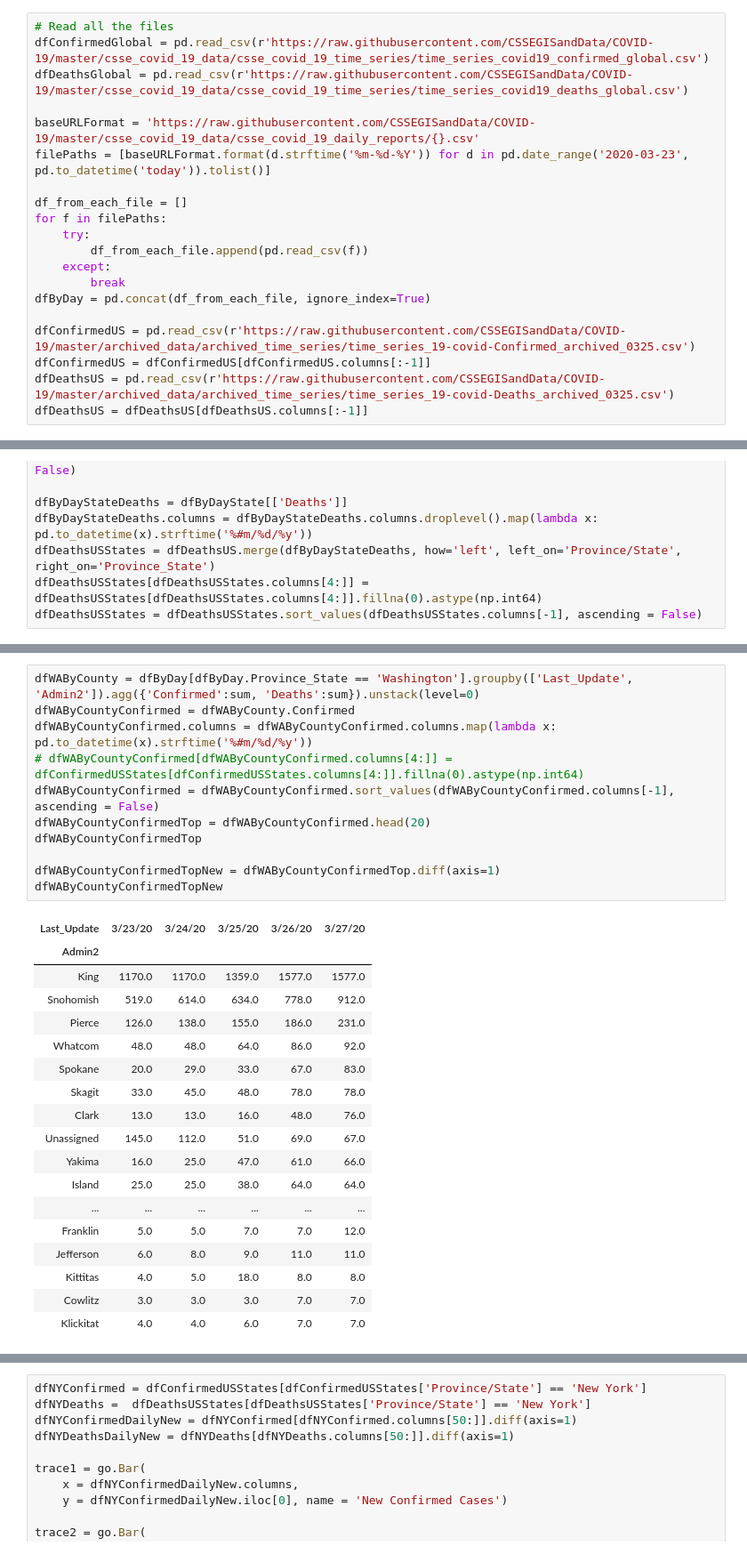
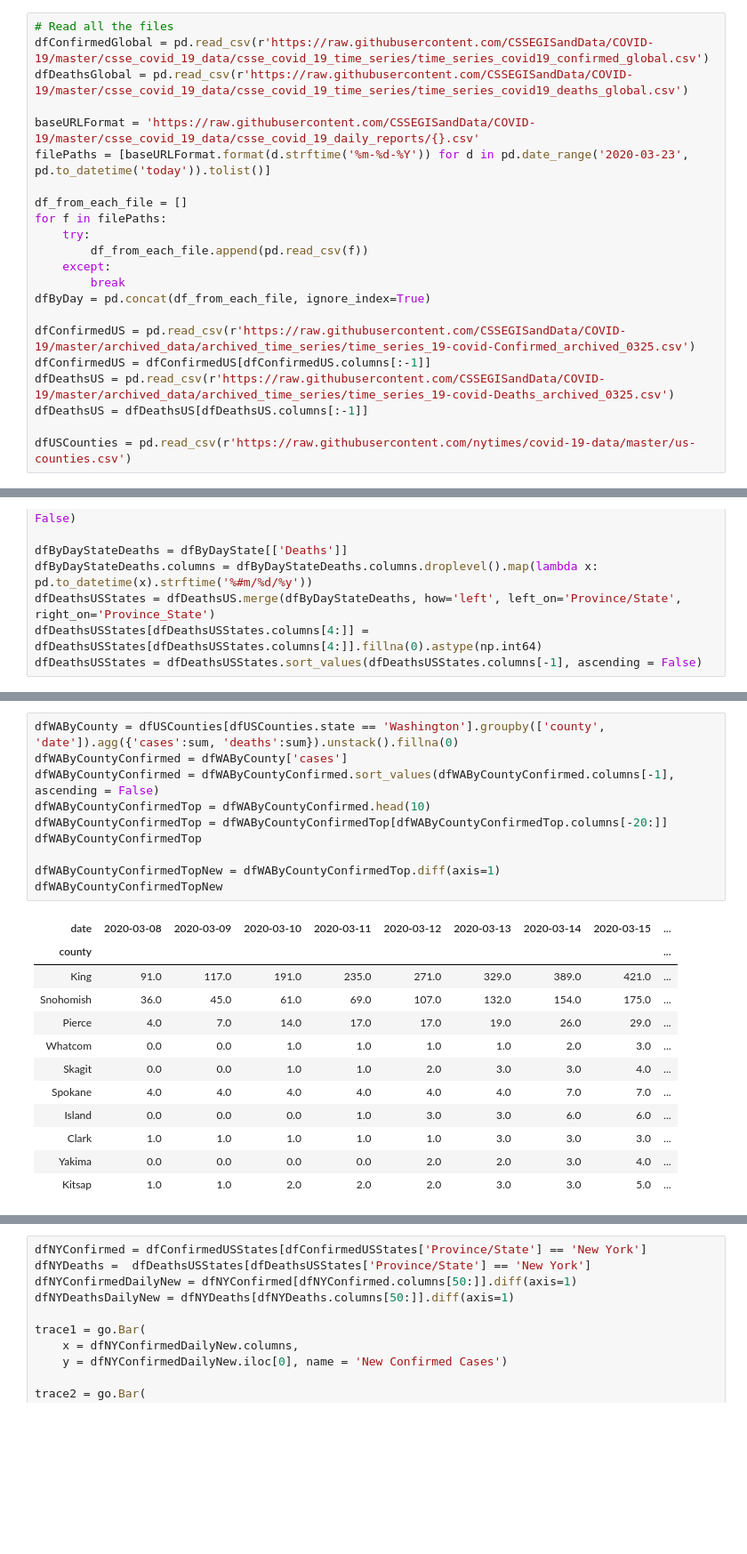
Before and after one commit to arkulkarni/COVID-19-Analysis, a Jupyter notebook: COVID-19-Analysis.ipynb, the cells around one changed output, grey strips where cells are left out. Shown: that part at 89% size. Cells and saved outputs as stored; diff of their text form; blank space fills up the shorter version.

Commit message:
county data added

```diff
--- a/COVID-19-Analysis.ipynb
+++ b/COVID-19-Analysis.ipynb
@@ -32,6 +32,8 @@ dfConfirmedUS = pd.read_csv(r'https://raw.githubusercontent.com/CSSEGISandData/C
 dfConfirmedUS = dfConfirmedUS[dfConfirmedUS.columns[:-1]]
 dfDeathsUS = pd.read_csv(r'https://raw.githubusercontent.com/CSSEGISandData/COVID-19/master/archived_data/archived_time_series/time_series_19-covid-Deaths_archived_0325.csv')
 dfDeathsUS = dfDeathsUS[dfDeathsUS.columns[:-1]]
+
+dfUSCounties = pd.read_csv(r'https://raw.githubusercontent.com/nytimes/covid-19-data/master/us-counties.csv')
 # %%
 # Get US data only
 dfConfirmedUS = dfConfirmedUS [(dfConfirmedUS['Country/Region'] == 'US') & (dfConfirmedUS['Province/State'] != 'US')]
@@ -96,32 +103,25 @@ py.iplot(dict(data=data, layout=layout))
 # %% [output]
 [interactive output not drawn]
 # %%
-dfWAByCounty = dfByDay[dfByDay.Province_State == 'Washington'].groupby(['Last_Update', 'Admin2']).agg({'Confirmed':sum, 'Deaths':sum}).unstack(level=0)
-dfWAByCountyConfirmed = dfWAByCounty.Confirmed
-dfWAByCountyConfirmed.columns = dfWAByCountyConfirmed.columns.map(lambda x: pd.to_datetime(x).strftime('%#m/%d/%y'))
-# dfWAByCountyConfirmed[dfWAByCountyConfirmed.columns[4:]] = dfConfirmedUSStates[dfConfirmedUSStates.columns[4:]].fillna(0).astype(np.int64)
+dfWAByCounty = dfUSCounties[dfUSCounties.state == 'Washington'].groupby(['county', 'date']).agg({'cases':sum, 'deaths':sum}).unstack().fillna(0)
+dfWAByCountyConfirmed = dfWAByCounty['cases']
 dfWAByCountyConfirmed = dfWAByCountyConfirmed.sort_values(dfWAByCountyConfirmed.columns[-1], ascending = False)
-dfWAByCountyConfirmedTop = dfWAByCountyConfirmed.head(20)
+dfWAByCountyConfirmedTop = dfWAByCountyConfirmed.head(10)
+dfWAByCountyConfirmedTop = dfWAByCountyConfirmedTop[dfWAByCountyConfirmedTop.columns[-20:]]
 dfWAByCountyConfirmedTop
 
 dfWAByCountyConfirmedTopNew = dfWAByCountyConfirmedTop.diff(axis=1)
 dfWAByCountyConfirmedTopNew
 # %% [output]
-| Last_Update | 3/23/20 | 3/24/20 | 3/25/20 | 3/26/20 | 3/27/20 |
-| Admin2 |  |  |  |  |  |
-| King | 1170.0 | 1170.0 | 1359.0 | 1577.0 | 1577.0 |
-| Snohomish | 519.0 | 614.0 | 634.0 | 778.0 | 912.0 |
-| Pierce | 126.0 | 138.0 | 155.0 | 186.0 | 231.0 |
-| Whatcom | 48.0 | 48.0 | 64.0 | 86.0 | 92.0 |
-| Spokane | 20.0 | 29.0 | 33.0 | 67.0 | 83.0 |
-| Skagit | 33.0 | 45.0 | 48.0 | 78.0 | 78.0 |
-| Clark | 13.0 | 13.0 | 16.0 | 48.0 | 76.0 |
-| Unassigned | 145.0 | 112.0 | 51.0 | 69.0 | 67.0 |
-| Yakima | 16.0 | 25.0 | 47.0 | 61.0 | 66.0 |
-| Island | 25.0 | 25.0 | 38.0 | 64.0 | 64.0 |
-| ... | ... | ... | ... | ... | ... |
-| Franklin | 5.0 | 5.0 | 7.0 | 7.0 | 12.0 |
-| Jefferson | 6.0 | 8.0 | 9.0 | 11.0 | 11.0 |
-| Kittitas | 4.0 | 5.0 | 18.0 | 8.0 | 8.0 |
-| Cowlitz | 3.0 | 3.0 | 3.0 | 7.0 | 7.0 |
-| Klickitat | 4.0 | 4.0 | 6.0 | 7.0 | 7.0 |
+| date | 2020-03-08 | 2020-03-09 | 2020-03-10 | 2020-03-11 | 2020-03-12 | 2020-03-13 | 2020-03-14 | 2020-03-15 | ... |
+| county |  |  |  |  |  |  |  |  | ... |
+| King | 91.0 | 117.0 | 191.0 | 235.0 | 271.0 | 329.0 | 389.0 | 421.0 | ... |
+| Snohomish | 36.0 | 45.0 | 61.0 | 69.0 | 107.0 | 132.0 | 154.0 | 175.0 | ... |
+| Pierce | 4.0 | 7.0 | 14.0 | 17.0 | 17.0 | 19.0 | 26.0 | 29.0 | ... |
+| Whatcom | 0.0 | 0.0 | 1.0 | 1.0 | 1.0 | 1.0 | 2.0 | 3.0 | ... |
+| Skagit | 0.0 | 0.0 | 1.0 | 1.0 | 2.0 | 3.0 | 3.0 | 4.0 | ... |
+| Spokane | 4.0 | 4.0 | 4.0 | 4.0 | 4.0 | 4.0 | 7.0 | 7.0 | ... |
+| Island | 0.0 | 0.0 | 0.0 | 1.0 | 3.0 | 3.0 | 6.0 | 6.0 | ... |
+| Clark | 1.0 | 1.0 | 1.0 | 1.0 | 1.0 | 3.0 | 3.0 | 3.0 | ... |
+| Yakima | 0.0 | 0.0 | 0.0 | 0.0 | 2.0 | 2.0 | 3.0 | 4.0 | ... |
+| Kitsap | 1.0 | 1.0 | 2.0 | 2.0 | 2.0 | 3.0 | 3.0 | 5.0 | ... |
```
Also changed, not shown: parts of 3 cells of this notebook.
